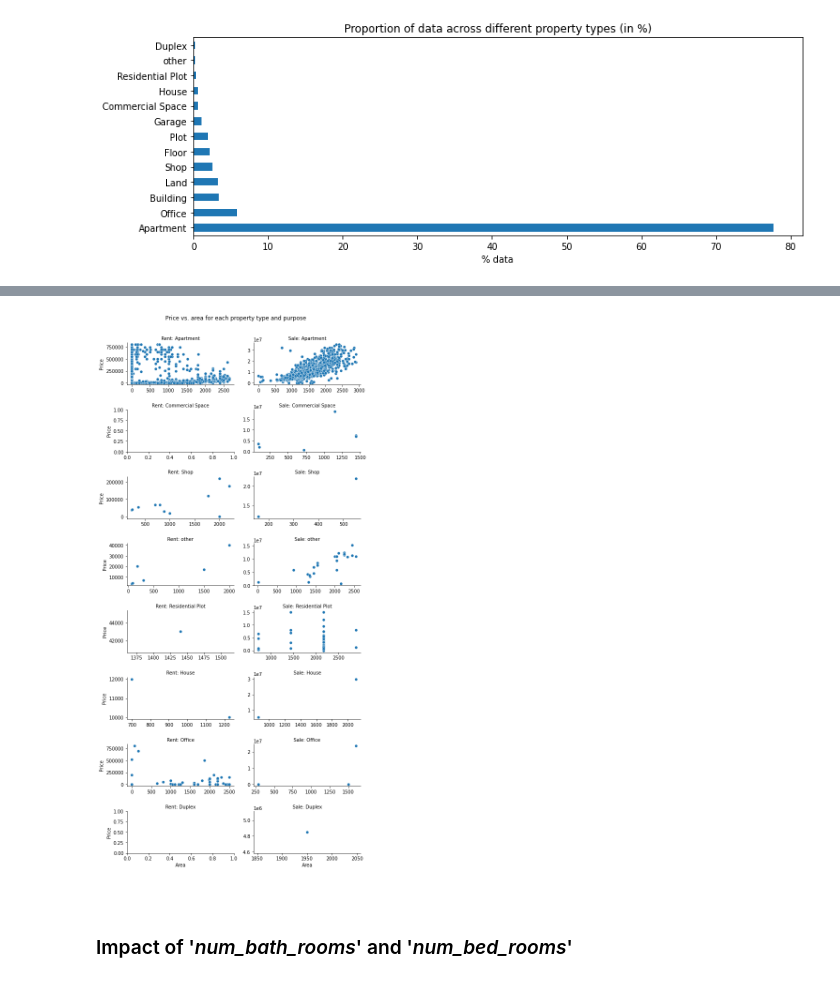
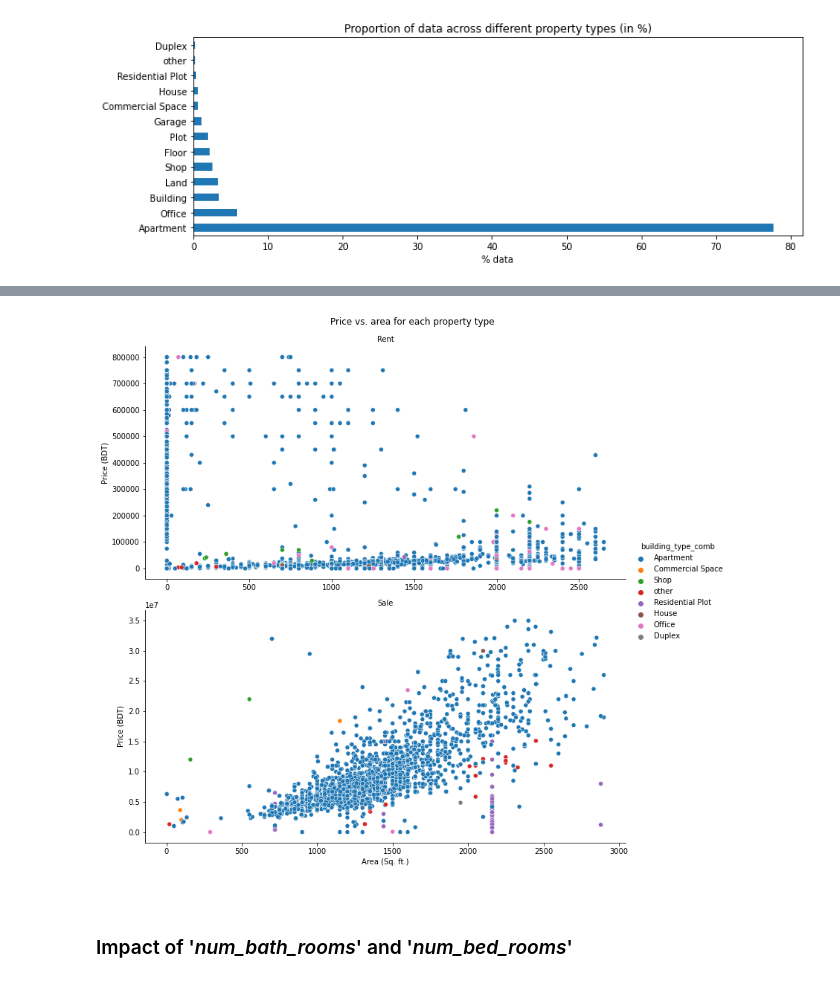
Before and after one commit to OmdenaAI/dhaka-bangladesh-real-estate-recommendation, a Jupyter notebook: src/tasks/task-3-exploratory-data-analysis/Group-2/Group_2-EDA-Umesh.ipynb, the cells around one changed output, grey strips where cells are left out. Saved outputs shown, nothing was run; the diff lists cells and outputs as text; code cells hidden in the pictures.

```diff
--- a/src/tasks/task-3-exploratory-data-analysis/Group-2/Group_2-EDA-Umesh.ipynb
+++ b/src/tasks/task-3-exploratory-data-analysis/Group-2/Group_2-EDA-Umesh.ipynb
@@ -403,34 +392,36 @@ plt.show()
 # %%
 # Prepare / subset the data:
 # Get all the data that has price and area outliers removed (= all values above 95 percentile)
 data = df_merged[((df_merged.purpose == 'Rent') &
                   (df_merged.area <= percl_area_Rent['95%']) &
                   (df_merged.price <= percl_price_Rent['95%'])
                  ) |
                  ((df_merged.purpose == 'Sale') &
                   (df_merged.area <= percl_area_Sale['95%']) &
                   (df_merged.price <= percl_price_Sale['95%'])
                  )
                  ]
 
 g = sns.relplot(y="price", x="area",
                 data = data,
-                col = "purpose",
-                row = "building_type_comb",
+                row = "purpose",
+                hue = "building_type_comb",
+#                 size = "num_bed_rooms",
                 kind="scatter",
                 facet_kws={'sharey': False, 'sharex': False},
-                height=2, aspect=2
+                height=5, aspect=2
                )
 
-g.set_titles('{col_name}: {row_name}')
-g.set_axis_labels('Area', 'Price')
+g.set_titles('{row_name}', fontsize=24)
+g.set_axis_labels('Area (Sq. ft.)', 'Price (BDT)')
 
-g.fig.suptitle('Price vs. area for each property type and purpose', fontsize=12, y=1.02)
+# g.fig.suptitle('Price vs. area for each property type and purpose', fontsize=12, y=1.02)
+g.fig.suptitle('Price vs. area for each property type', fontsize=12, y=1.02)
 plt.plot()
 
 g.savefig('Price-vs-Area-Scatterplot.jpg')
 # %% [output]
-[figure, old version]
+[figure, new version]
 # %% [markdown]
 <br>
 
```
Also changed, not shown: parts of 6 cells of this notebook.
